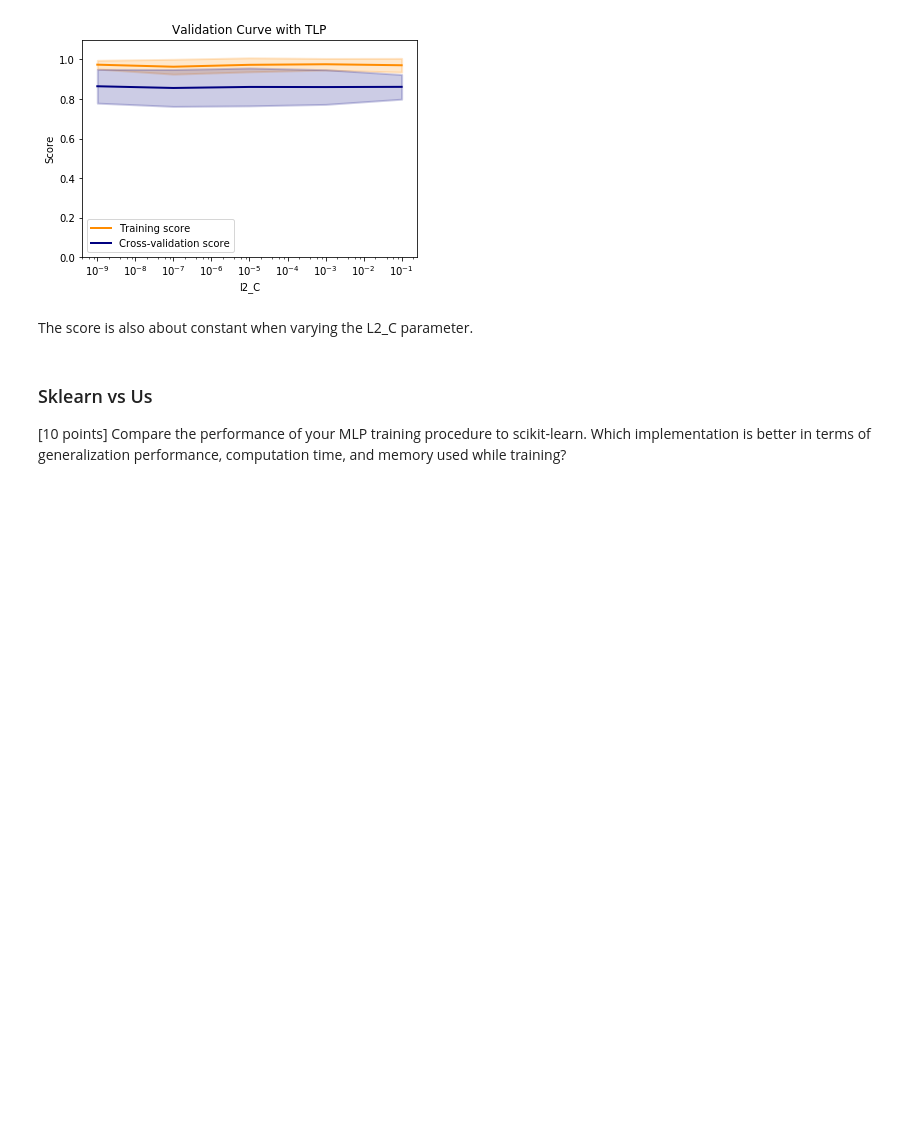
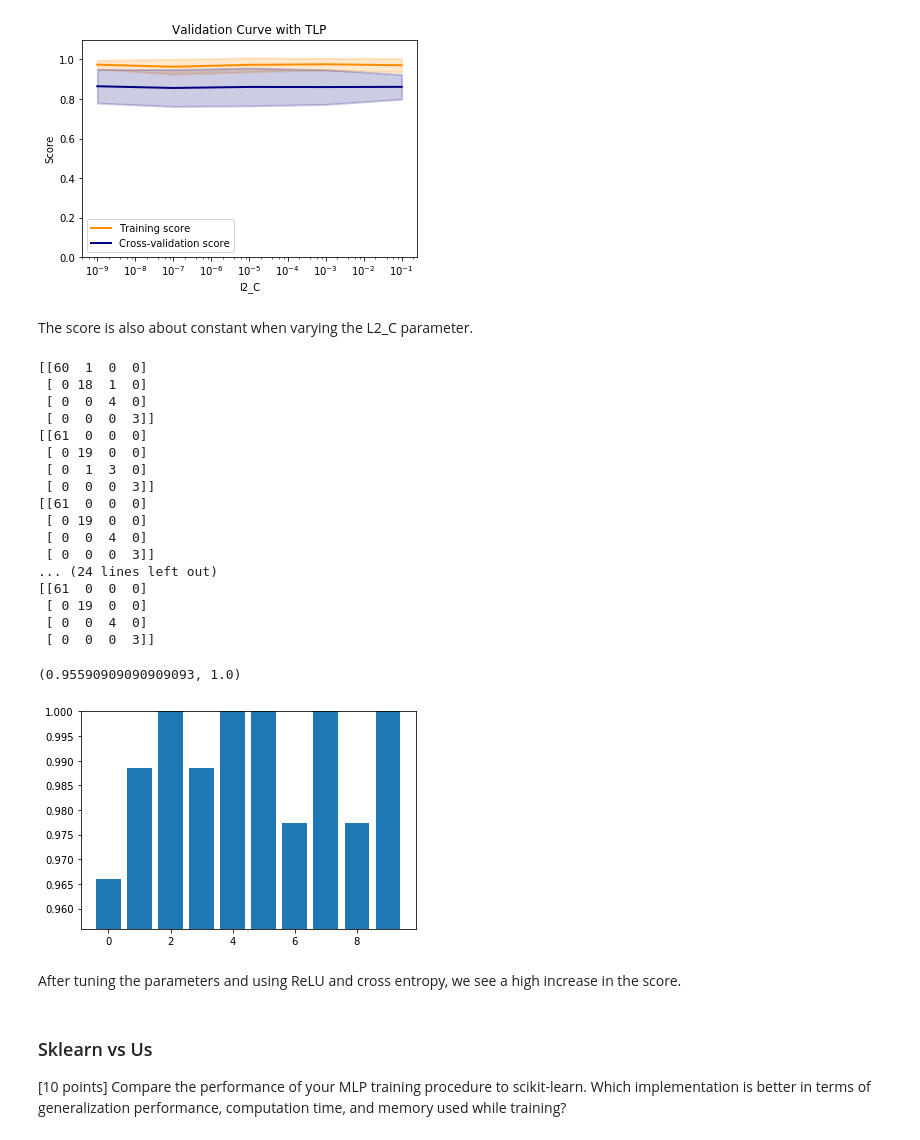
Before and after one commit to LukeWood/Multi-Layer-Perceptron, a Jupyter notebook: Lab5Writeup.ipynb, the cells around one changed output. Cells and saved outputs as stored; diff of their text form; code cells hidden in the pictures; blank space fills up the shorter version.

Commit message:
add before/after params

```diff
--- a/Lab5Writeup.ipynb
+++ b/Lab5Writeup.ipynb
@@ -595,6 +594,52 @@ plot_validation_curve(train_scores, test_scores, 'l2_C')
 [figure]
 # %% [markdown]
 The score is also about constant when varying the L2_C parameter.
+# %%
+# select model
+clf = MyTLP(f_layer='relu', f_cost='cross', alpha=0, decrease_const=1e-07,
+            eta=10**-2.75, epochs=500, l2_C=0.01)
+#select cross validation
+cv = StratifiedShuffleSplit(n_splits=10, test_size=0.05)
+# select evaluation criteria
+
+# use score_wrapper so we can see confusion matrix in each iteration
+
+#_score = score_wrapper(recall_score)
+#my_scorer = make_scorer(_score, average='micro')
+_score = score_wrapper(weighted_recall_score)
+my_scorer = make_scorer(_score, weight_matrix=weights)
+
+# run model training and cross validation
+per_fold_eval_criteria = cross_val_score(estimator=clf,
+                                    X=X,
+                                    y=y,
+                                    cv=cv,
+                                    scoring=my_scorer
+                                   )
+plt.bar(range(len(per_fold_eval_criteria)),per_fold_eval_criteria)
+plt.ylim([min(per_fold_eval_criteria)-0.01,max(per_fold_eval_criteria)])
+# %% [output]
+[[60  1  0  0]
+ [ 0 18  1  0]
+ [ 0  0  4  0]
+ [ 0  0  0  3]]
+[[61  0  0  0]
+ [ 0 19  0  0]
+ [ 0  1  3  0]
+ [ 0  0  0  3]]
+[[61  0  0  0]
+ [ 0 19  0  0]
+ [ 0  0  4  0]
+ [ 0  0  0  3]]
+... (24 lines left out)
+[[61  0  0  0]
+ [ 0 19  0  0]
+ [ 0  0  4  0]
+ [ 0  0  0  3]]
+(0.95590909090909093, 1.0)
+[figure, added]
+# %% [markdown]
+After tuning the parameters and using ReLU and cross entropy, we see a high increase in the score.
 # %% [markdown]
 ### Sklearn vs Us
 [10 points] Compare the performance of your MLP training procedure to scikit-learn. Which implementation is better in terms of generalization performance, computation time, and memory used while training?
```
Also changed, not shown: parts of 1 cell of this notebook.
